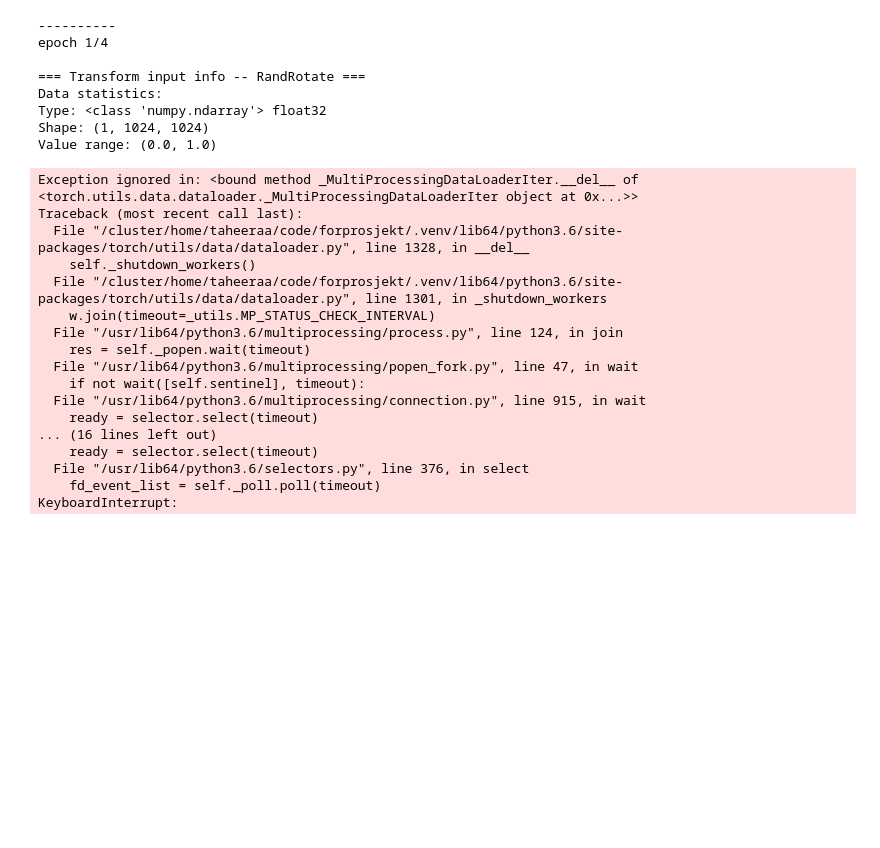
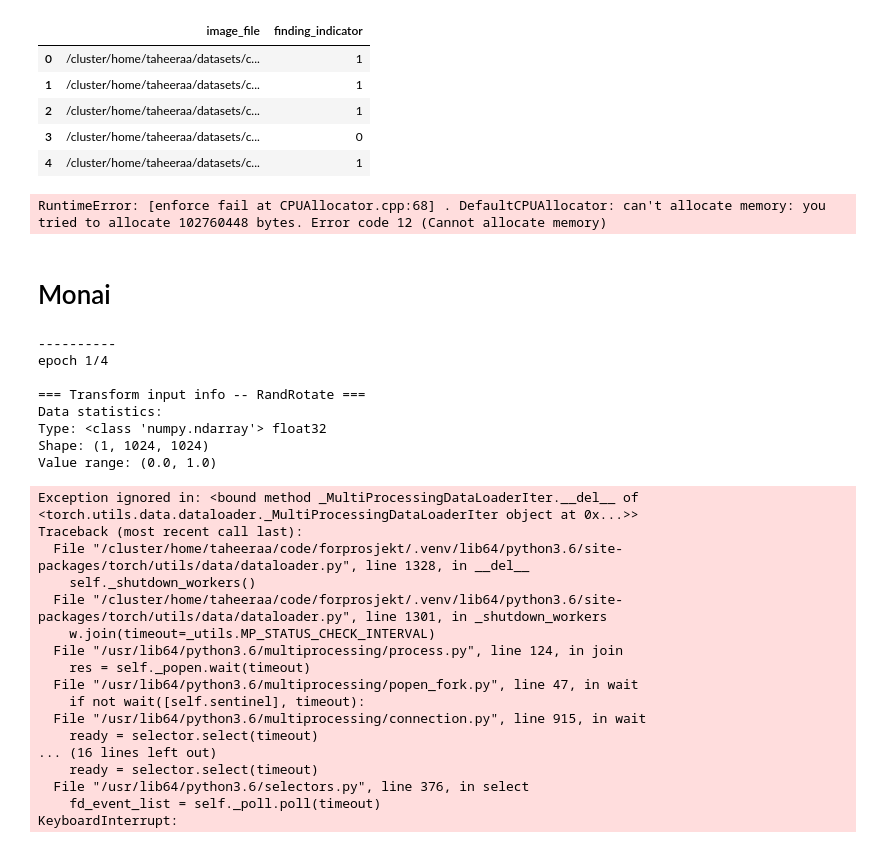
Before and after one commit to taheeraahmed/forprosjekt, a Jupyter notebook: notebooks/monai.ipynb, the cells around one changed output. Drawn from its saved outputs; the diff is of its cells as text; code cells hidden in the pictures; blank space fills up the shorter version.

```diff
--- a/notebooks/monai.ipynb
+++ b/notebooks/monai.ipynb
@@ -91,0 +208,9 @@ plt.show()
+# %%
+df.head()
+# %% [output]
+|  | image_file | finding_indicator |
+| 0 | /cluster/home/taheeraa/datasets/c... | 1 |
+| 1 | /cluster/home/taheeraa/datasets/c... | 1 |
+| 2 | /cluster/home/taheeraa/datasets/c... | 1 |
+| 3 | /cluster/home/taheeraa/datasets/c... | 0 |
+| 4 | /cluster/home/taheeraa/datasets/c... | 1 |
@@ -92,3 +248,16 @@ plt.show()
+# %%
+num_epochs= 1
+for epoch in range(num_epochs):
+    for inputs, labels in dataloader:
+        optimizer.zero_grad()
+        outputs = model(inputs)
+        loss = criterion(outputs, labels)
+        loss.backward()
+        optimizer.step()
+# %% [output]
+RuntimeError: [enforce fail at CPUAllocator.cpp:68] . DefaultCPUAllocator: can't allocate memory: you tried to allocate 102760448 bytes. Error code 12 (Cannot allocate memory)
+# %% [markdown]
+# Monai
 # %%
 val_frac = 0.1
 test_frac = 0.1
```
Also changed, not shown: parts of 11 cells of this notebook.
